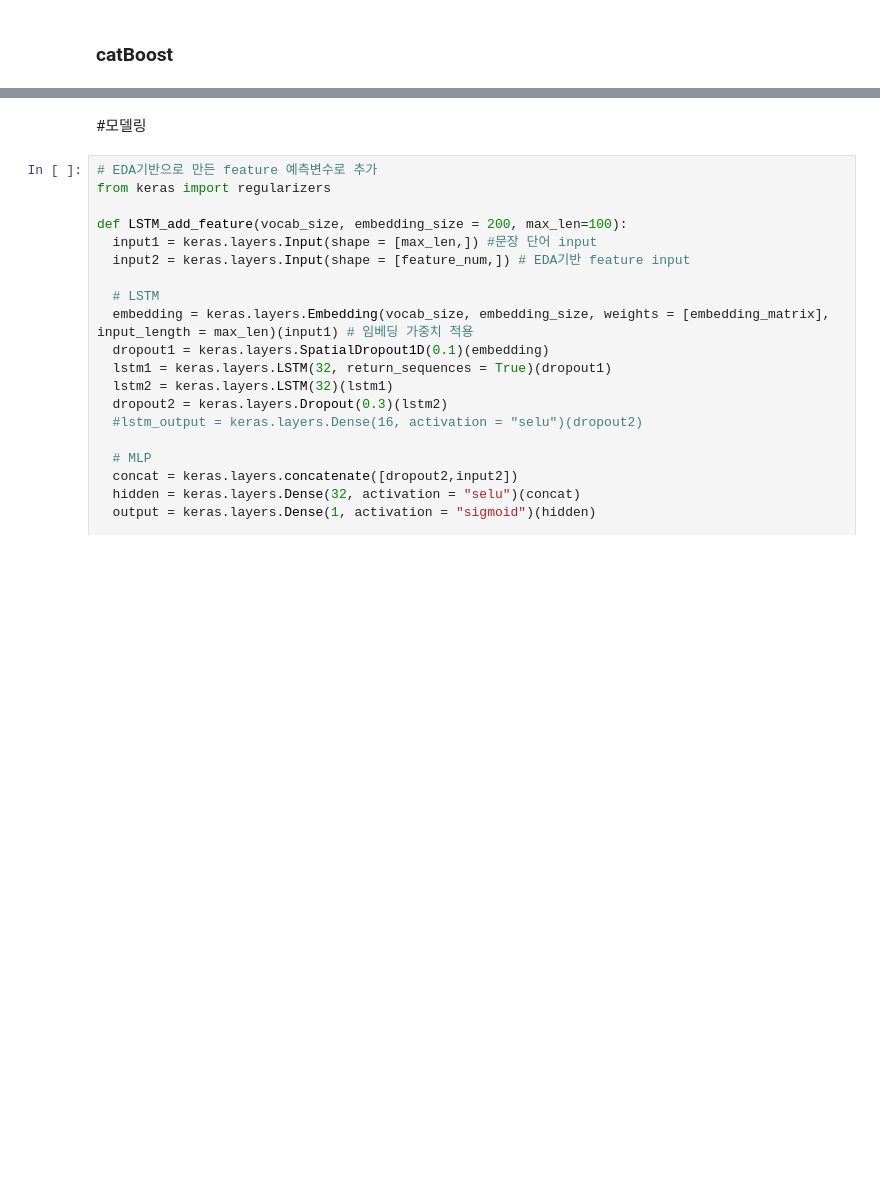
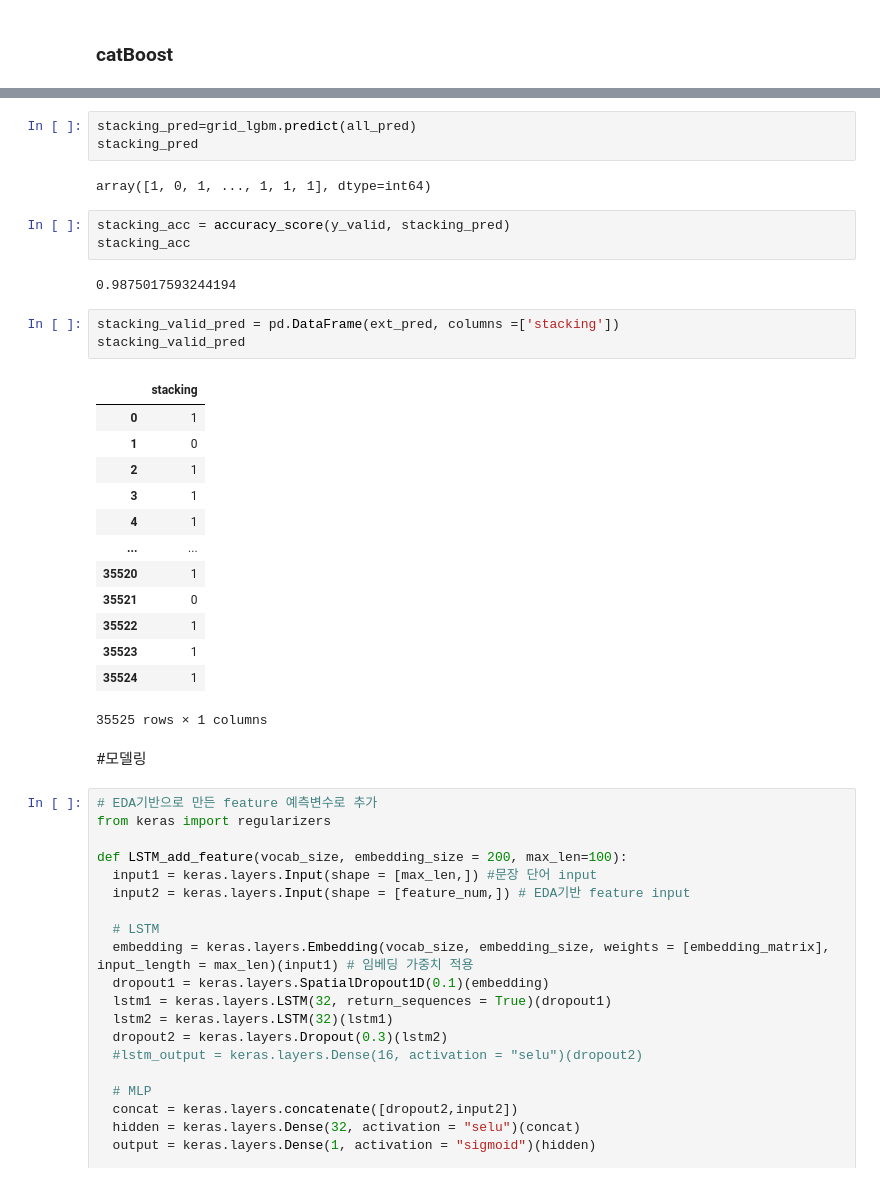
Before and after one commit to juhee3199/fake-news-detection, a Jupyter notebook: stacking.ipynb, the cells around one changed output, grey strips where cells are left out. Cells and saved outputs as stored; diff of their text form; blank space fills up the shorter version.

```diff
--- a/stacking.ipynb
+++ b/stacking.ipynb
@@ -350,3 +669,30 @@ auc(cb_clf, train, test)
+# %%
+stacking_pred=grid_lgbm.predict(all_pred)
+stacking_pred
+# %% [output]
+array([1, 0, 1, ..., 1, 1, 1], dtype=int64)
+# %%
+stacking_acc = accuracy_score(y_valid, stacking_pred)
+stacking_acc
+# %% [output]
+0.9875017593244194
+# %%
+stacking_valid_pred = pd.DataFrame(ext_pred, columns =['stacking'])
+stacking_valid_pred
+# %% [output]
+|  | stacking |
+| 0 | 1 |
+| 1 | 0 |
+| 2 | 1 |
+| 3 | 1 |
+| 4 | 1 |
+| ... | ... |
+| 35520 | 1 |
+| 35521 | 0 |
+| 35522 | 1 |
+| 35523 | 1 |
+| 35524 | 1 |
+35525 rows × 1 columns
 # %% [markdown]
 #모델링
 # %%
```
Also changed, not shown: parts of 42 cells of this notebook.
